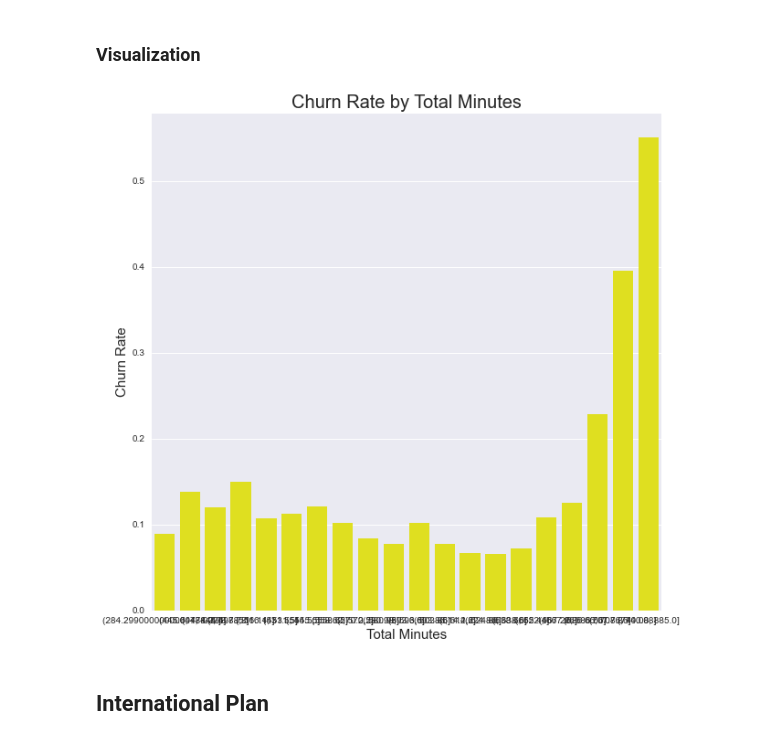
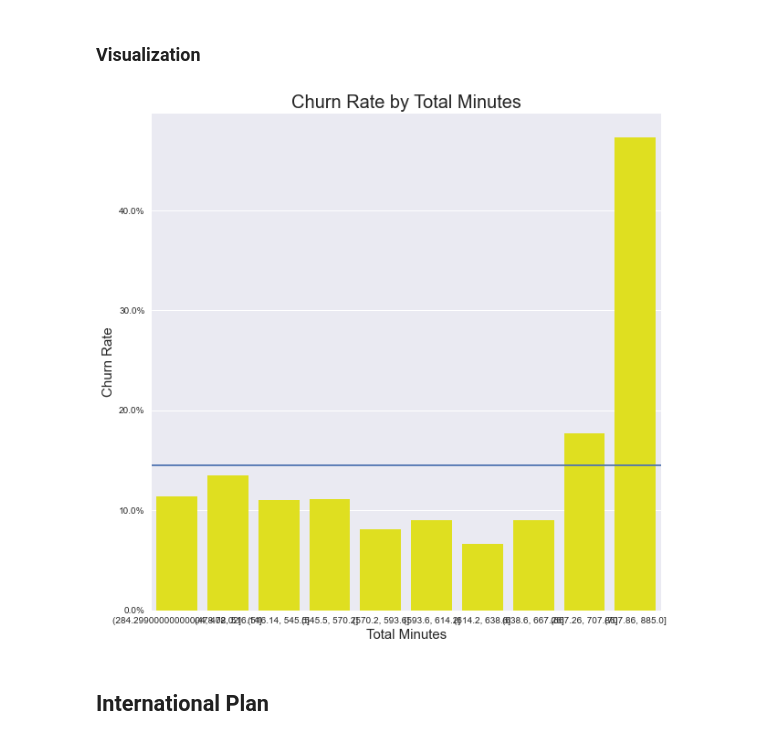
Before and after one commit to jxn628/syriatel-churn-analysis, a Jupyter notebook: student.ipynb, the cells around one changed output. Saved outputs shown, nothing was run; the diff lists cells and outputs as text; code cells hidden in the pictures.

```diff
--- a/student.ipynb
+++ b/student.ipynb
@@ -1403,7 +1410,7 @@ analysis_df.head()
 | 4 | 75 | 0 | 166.7 | 113 | 28.34 | ... |
 5 rows × 21 columns
 # %%
-analysis_df['total_minutes_grouped'] = pd.qcut(analysis_df['total_minutes'], 20)
+analysis_df['total_minutes_grouped'] = analysis_df['total_minutes_grouped']
 analysis_df
 # %% [output]
 |  | account_length | number_vmail_messages | total_day_minutes | total_day_calls | total_day_charge | ... |
@@ -1421,0 +1429,5 @@ analysis_df
+# %%
+bin_labels_5 = ['478', '516', '545', '570', '593', '614', '638', '667', '707', '885']
+analysis_df['total_minutes_grouped'] = pd.qcut(analysis_df['total_minutes_grouped'], 10, labels=bin_labels_5)
+
+analysis_df.head()
@@ -1530,18 +1516,19 @@ total_min_grouped_df
 # %%
 fig, ax = plt.subplots(figsize=(10,10))
 p = sns.barplot(x="total_minutes_grouped", y="churn_rate", data=total_min_grouped_df, color='yellow');
 
 p.set_xlabel("Total Minutes", fontsize = 15)
 p.set_ylabel("Churn Rate", fontsize = 15)
-#p.xaxis.set_major_formatter(display_millions)
+ax.yaxis.set_major_formatter(mtick.PercentFormatter(xmax=1, decimals=None, symbol='%', is_latex=False))
+#ax.xaxis.set_major_formatter(mtick.PercentFormatter(xmax=1, decimals=None, symbol='%', is_latex=False))
 p.set_title("Churn Rate by Total Minutes", fontsize = 20)
 plt.figsize=(30,20)
-#plt.axhline(y=0)
+plt.axhline(y=.145)
 #plt.savefig('images/project_1_scatter_1')
 
 plt.show();
 # %% [output]
-[figure, old version]
+[figure, new version]
 # %% [markdown]
 ## International Plan
 # %%
```
Also changed, not shown: parts of 14 cells of this notebook.
